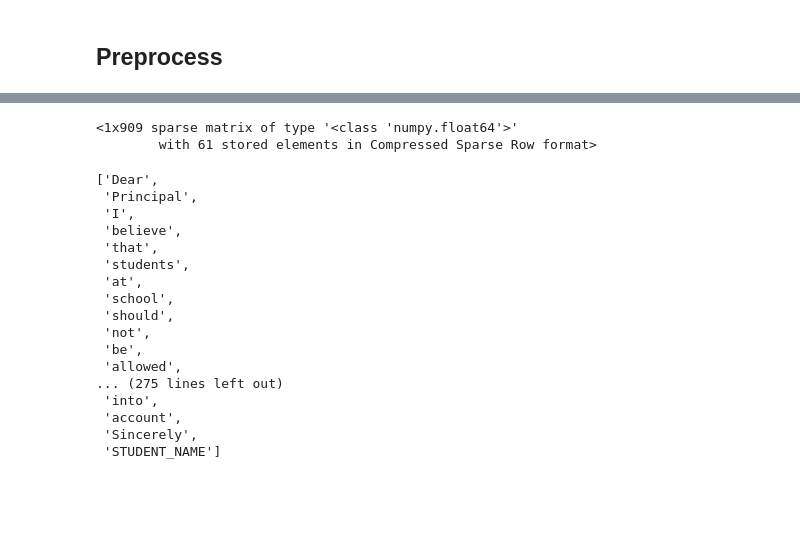
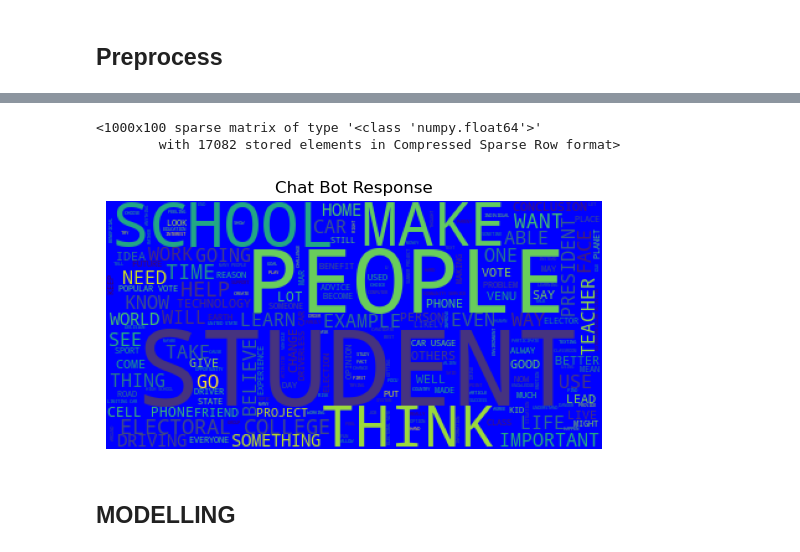
Before and after one commit to merensoykok/Text-Classification-AI-Generated-or-Human, a Jupyter notebook: ipynb files/dataset_analysis.ipynb, the cells around one changed output, grey strips where cells are left out. Cells and saved outputs as stored; diff of their text form; code cells hidden in the pictures; blank space fills up the shorter version.

```diff
--- a/ipynb files/dataset_analysis.ipynb
+++ b/ipynb files/dataset_analysis.ipynb
@@ -122,6 +227,0 @@ def tokenizer():
-# %%
-from sklearn.feature_extraction.text import TfidfVectorizer
-
-tfidf = TfidfVectorizer()
-X = tfidf.fit_transform(df.iloc[:10]["text"].to_numpy())
-tfidf.get_feature_names_out()
@@ -148,27 +228,37 @@ y = tfidf.transform(df.iloc[10:11]["text"].to_numpy())
-# %%
-y
-# %% [output]
-<1x909 sparse matrix of type '<class 'numpy.float64'>'
-        with 61 stored elements in Compressed Sparse Row format>
-# %%
-df['tokenized_text'] = df.apply(lambda row: word_tokenize(row['text']), axis=1)
-# %%
-df.iloc[2]["tokenized_text"]
-# %% [output]
-['Dear',
- 'Principal',
- 'I',
- 'believe',
- 'that',
- 'students',
- 'at',
- 'school',
- 'should',
- 'not',
- 'be',
- 'allowed',
-... (275 lines left out)
- 'into',
- 'account',
- 'Sincerely',
- 'STUDENT_NAME']
+# %%
+## En yaygın 100 kelimeyi bul
+tfidf_scores = X.sum(axis=0)
+
+# Feature listesi ve TF-IDF skorlarını birleştir
+word_scores = [(idx, word, tfidf_scores[0, idx]) for idx,word in enumerate(features) if len(word)>=3]
+
+# TF-IDF skorlarına göre sırala
+word_scores.sort(key=lambda x: x[2], reverse=True)
+
+# En yüksek skorlu 100 kelimeyi ve idx i listeye koy.
+top_100_words = []
+top_100_idx = []
+
+for i in range(100):
+    idx, word, score = word_scores[i]
+    top_100_words.append(word)
+    top_100_idx.append(idx)
+
+X_top_100 = X[:, top_100_idx]
+
+X_top_100
+# %% [output]
+<1000x100 sparse matrix of type '<class 'numpy.float64'>'
+        with 17082 stored elements in Compressed Sparse Row format>
+# %%
+def cloud(text):
+    wordcloud = WordCloud(background_color="blue").generate(" ".join([i for i in text.str.upper()]))
+    plt.imshow(wordcloud)
+    plt.axis("off")
+    plt.title("Chat Bot Response")
+
+cloud(df["tokenized_text"])
+# %% [output]
+[figure, added]
+# %% [markdown]
+## MODELLING
```
Also changed, not shown: parts of 12 cells of this notebook.
